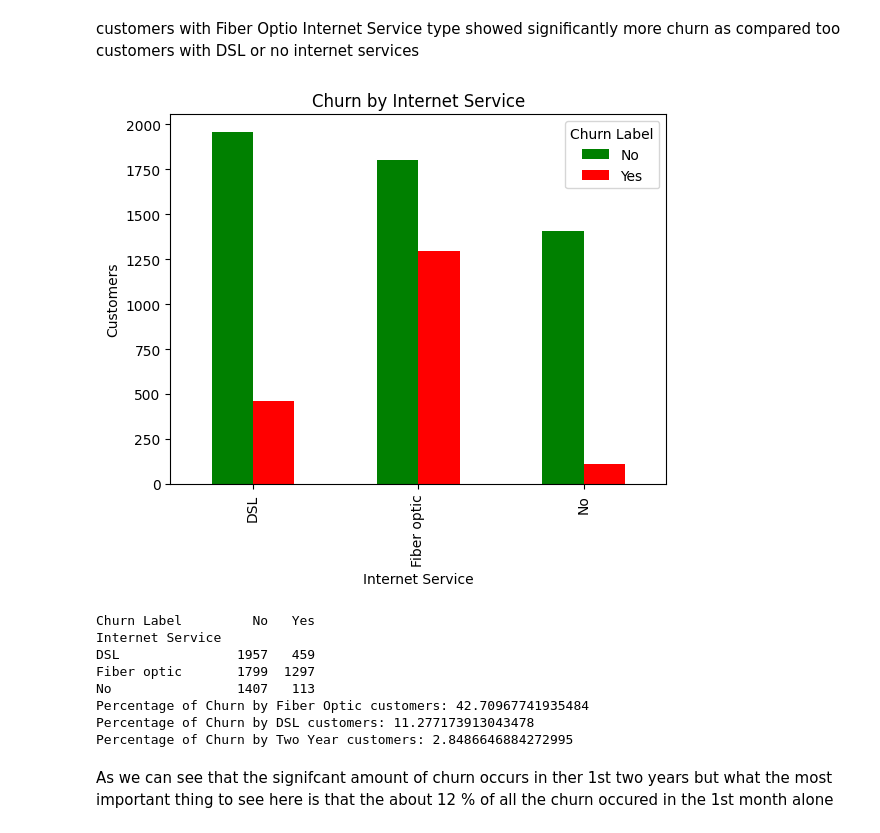
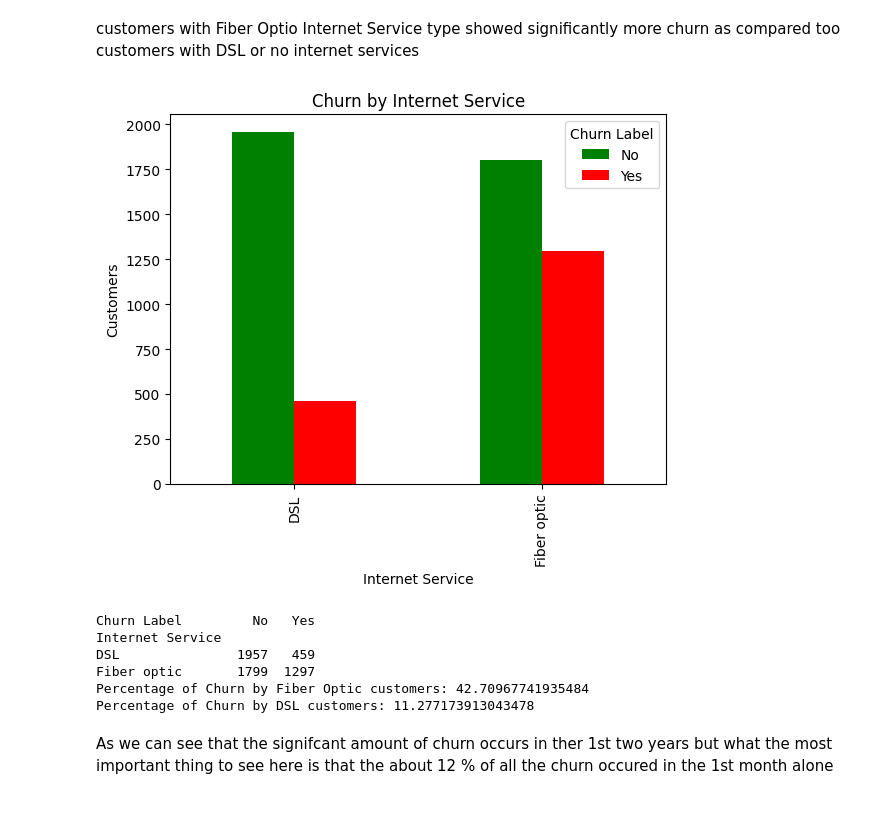
Before and after one commit to Zia-Ul-Hasan/Churn-Prediction-IBM-telco, a Jupyter notebook: EDA_Churn.ipynb, the cells around one changed output. Cells and saved outputs as stored; diff of their text form; code cells hidden in the pictures.

```diff
--- a/EDA_Churn.ipynb
+++ b/EDA_Churn.ipynb
@@ -163,38 +163,31 @@ Percentage of Churn by Two Year customers: 2.8486646884272995
 # %% [markdown]
 customers with Fiber Optio Internet Service type showed significantly more churn as compared too  customers with DSL or no internet services
 # %%
-churn_by_IS= pd.crosstab(df['Internet Service'],df['Churn Label'])
+churn_by_IS= pd.crosstab(df[df['Internet Service'] !='No']['Internet Service'],df['Churn Label'])
 churn_by_IS.plot(kind='bar',stacked=False,color=['green','red'])
 plt.title('Churn by Internet Service')
 plt.xlabel('Internet Service')
 plt.ylabel('Customers')
 plt.show()
 print(churn_by_IS)
 
 fb=churn_by_IS.loc['Fiber optic','No']
 churn_fb=churn_by_IS.loc['Fiber optic','Yes']
 churn_fb=(churn_mtm/(churn_mtm+mtm))*100
 print(f"Percentage of Churn by Fiber Optic customers: {churn_mtm}")
 
 ds_churn=churn_by_IS.loc['DSL','Yes']
 ds=churn_by_IS.loc['DSL','No']
 ds_churn=(ds_churn/(ds_churn+ds))*100
 print(f"Percentage of Churn by DSL customers: {oy_churn}")
-
-no_is_churn=churn_by_IS.loc['No','Yes']
-no_is=churn_by_IS.loc['No','No']
-no_is_churn=(no_is_churn/(no_is_churn+no_is))*100
-print(f"Percentage of Churn by Two Year customers: {tw_churn}")
 # %% [output]
-[figure, old version]
+[figure, new version]
 Churn Label         No   Yes
 Internet Service
 DSL               1957   459
 Fiber optic       1799  1297
-No                1407   113
 Percentage of Churn by Fiber Optic customers: 42.70967741935484
 Percentage of Churn by DSL customers: 11.277173913043478
-Percentage of Churn by Two Year customers: 2.8486646884272995
 # %% [markdown]
 As we can see that the signifcant amount of churn occurs in ther 1st two years but what the most important thing to see here is that the  about 12 % of all the churn occured in the 1st month alone
 # %%
```
Also changed, not shown: parts of 2 cells of this notebook.
